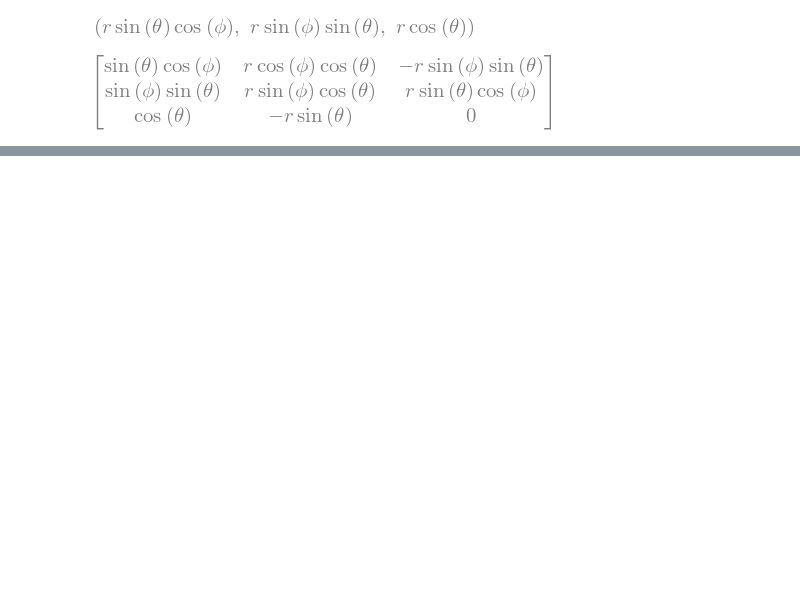
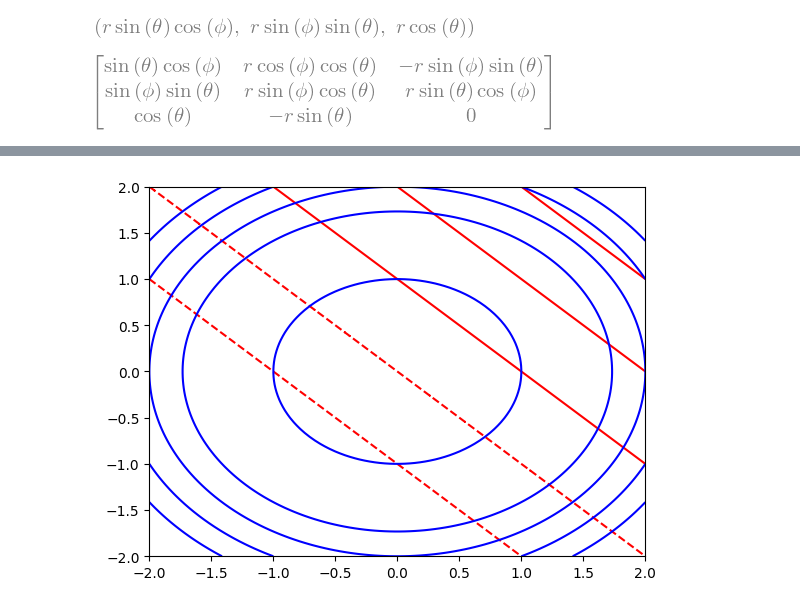
Before and after one commit to jackbullen/Math-248, a Jupyter notebook: Labs/Week 10/Lab-30-Nov-1.ipynb, the cells around one changed output, grey strips where cells are left out. Cells and saved outputs as stored; diff of their text form; code cells hidden in the pictures; blank space fills up the shorter version.

```diff
--- a/Labs/Week 10/Lab-30-Nov-1.ipynb
+++ b/Labs/Week 10/Lab-30-Nov-1.ipynb
@@ -268,0 +405,27 @@ Matrix([x, y, z]).jacobian([r, theta, phi])
+# %%
+f = a*x + b*y - 1
+g = x**2 + y**2 - 1
+
+nonlinsolve([f, g], (x, y))
+
+#lambdify this and make a plot
+import matplotlib.pyplot as plt
+import numpy as np
+f = a*x + b*y - 1
+g = x**2 + y**2 - 1
+
+f_lambdified = lambdify((x, y, a, b), f)
+
+g_lambdified = lambdify((x, y, a, b), g)
+
+x_values = np.linspace(-2, 2, 100)
+y_values = np.linspace(-2, 2, 100)
+
+X, Y = np.meshgrid(x_values, y_values)
+
+plt.contour(X, Y, f_lambdified(X, Y, 1, 1), [-2,-1,0,1,2,3,4,5], colors='red')
+plt.contour(X, Y, g_lambdified(X, Y, 1, 1), [-2,-1,0,2,3,4,5,10], colors='blue')
+
+plt.show()
+# %% [output]
+[figure, added]
```
Also changed, not shown: parts of 30 cells of this notebook, 3 other files.
